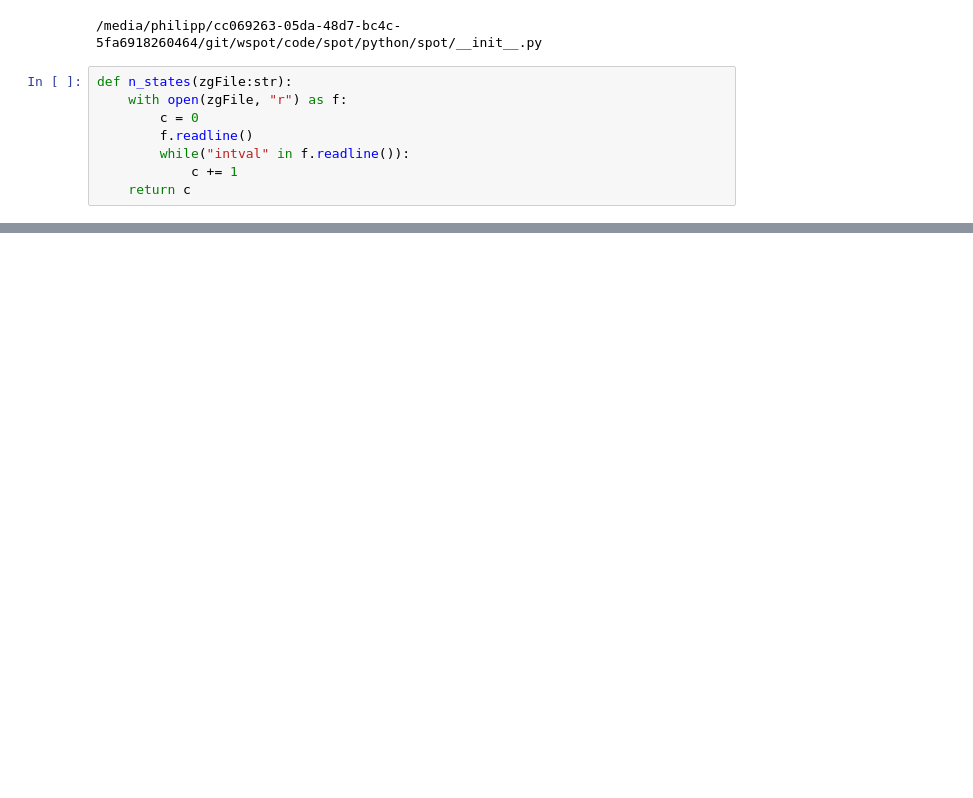
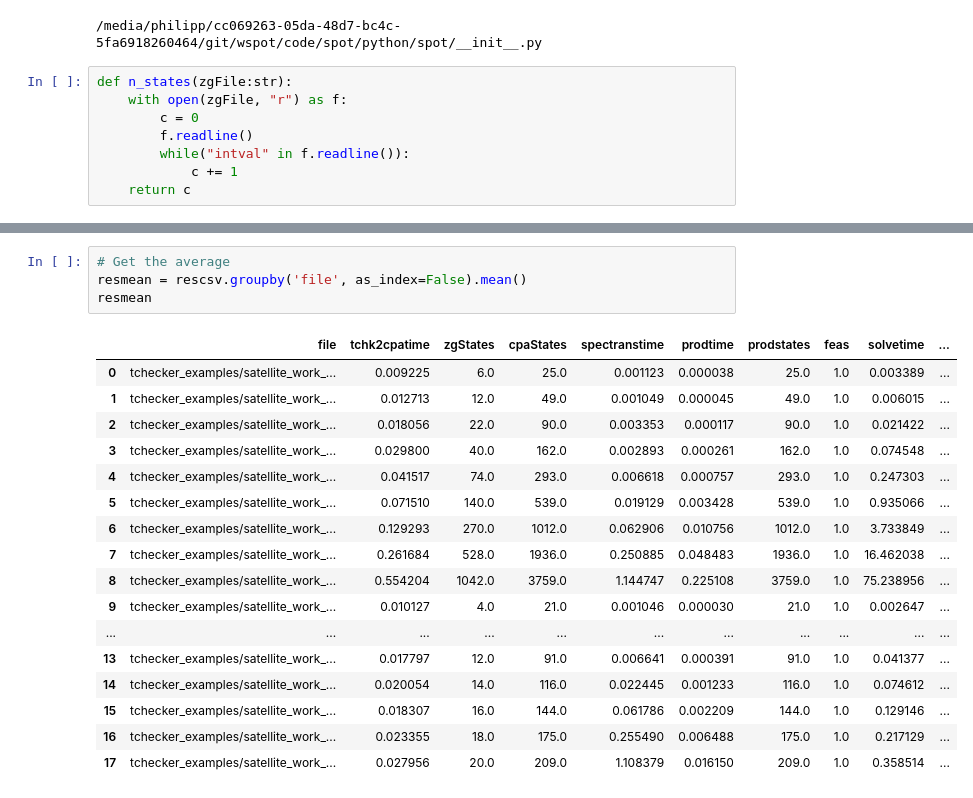
Before and after one commit to PhilippSchlehuberCaissier/wspot, a Jupyter notebook: code/energy_buechi_bench.ipynb, the cells around one changed output, grey strips where cells are left out. Saved outputs shown, nothing was run; the diff lists cells and outputs as text; blank space fills up the shorter version.

```diff
--- a/code/energy_buechi_bench.ipynb
+++ b/code/energy_buechi_bench.ipynb
@@ -164,0 +209,22 @@ PSC
+# %%
+# Get the average
+resmean = rescsv.groupby('file', as_index=False).mean()
+resmean
+# %% [output]
+|  | file | tchk2cpatime | zgStates | cpaStates | spectranstime | prodtime | prodstates | feas | solvetime | ... |
+| 0 | tchecker_examples/satellite_work_... | 0.009225 | 6.0 | 25.0 | 0.001123 | 0.000038 | 25.0 | 1.0 | 0.003389 | ... |
+| 1 | tchecker_examples/satellite_work_... | 0.012713 | 12.0 | 49.0 | 0.001049 | 0.000045 | 49.0 | 1.0 | 0.006015 | ... |
+| 2 | tchecker_examples/satellite_work_... | 0.018056 | 22.0 | 90.0 | 0.003353 | 0.000117 | 90.0 | 1.0 | 0.021422 | ... |
+| 3 | tchecker_examples/satellite_work_... | 0.029800 | 40.0 | 162.0 | 0.002893 | 0.000261 | 162.0 | 1.0 | 0.074548 | ... |
+| 4 | tchecker_examples/satellite_work_... | 0.041517 | 74.0 | 293.0 | 0.006618 | 0.000757 | 293.0 | 1.0 | 0.247303 | ... |
+| 5 | tchecker_examples/satellite_work_... | 0.071510 | 140.0 | 539.0 | 0.019129 | 0.003428 | 539.0 | 1.0 | 0.935066 | ... |
+| 6 | tchecker_examples/satellite_work_... | 0.129293 | 270.0 | 1012.0 | 0.062906 | 0.010756 | 1012.0 | 1.0 | 3.733849 | ... |
+| 7 | tchecker_examples/satellite_work_... | 0.261684 | 528.0 | 1936.0 | 0.250885 | 0.048483 | 1936.0 | 1.0 | 16.462038 | ... |
+| 8 | tchecker_examples/satellite_work_... | 0.554204 | 1042.0 | 3759.0 | 1.144747 | 0.225108 | 3759.0 | 1.0 | 75.238956 | ... |
+| 9 | tchecker_examples/satellite_work_... | 0.010127 | 4.0 | 21.0 | 0.001046 | 0.000030 | 21.0 | 1.0 | 0.002647 | ... |
+| ... | ... | ... | ... | ... | ... | ... | ... | ... | ... | ... |
+| 13 | tchecker_examples/satellite_work_... | 0.017797 | 12.0 | 91.0 | 0.006641 | 0.000391 | 91.0 | 1.0 | 0.041377 | ... |
+| 14 | tchecker_examples/satellite_work_... | 0.020054 | 14.0 | 116.0 | 0.022445 | 0.001233 | 116.0 | 1.0 | 0.074612 | ... |
+| 15 | tchecker_examples/satellite_work_... | 0.018307 | 16.0 | 144.0 | 0.061786 | 0.002209 | 144.0 | 1.0 | 0.129146 | ... |
+| 16 | tchecker_examples/satellite_work_... | 0.023355 | 18.0 | 175.0 | 0.255490 | 0.006488 | 175.0 | 1.0 | 0.217129 | ... |
+| 17 | tchecker_examples/satellite_work_... | 0.027956 | 20.0 | 209.0 | 1.108379 | 0.016150 | 209.0 | 1.0 | 0.358514 | ... |
```
Also changed, not shown: parts of 15 cells of this notebook, 8 other files.
